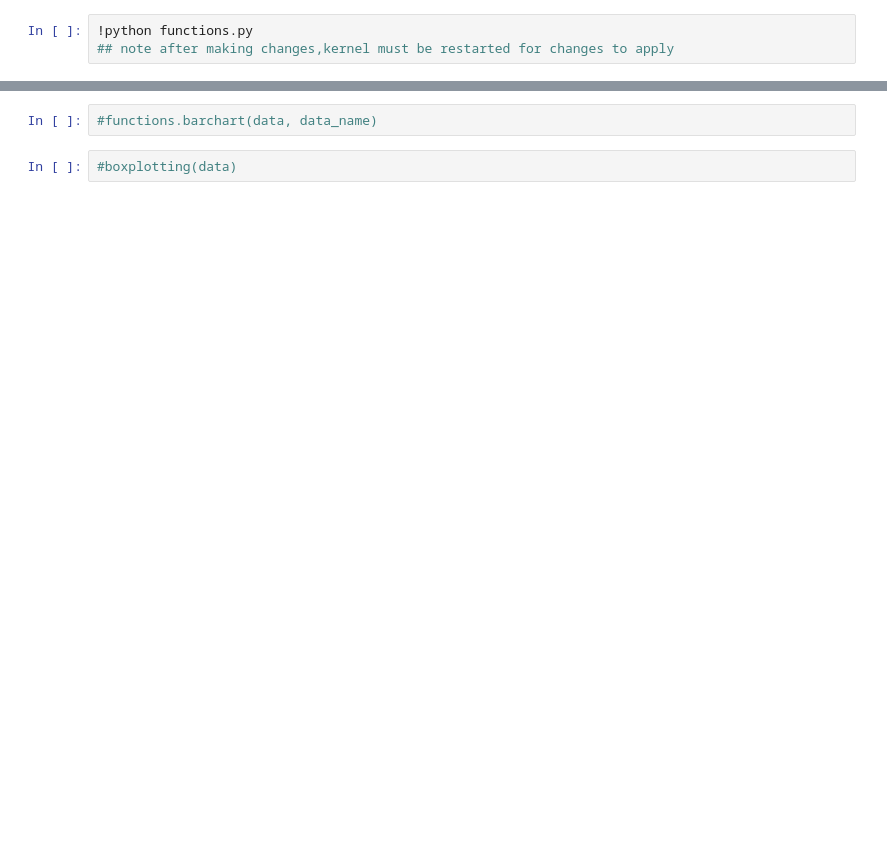
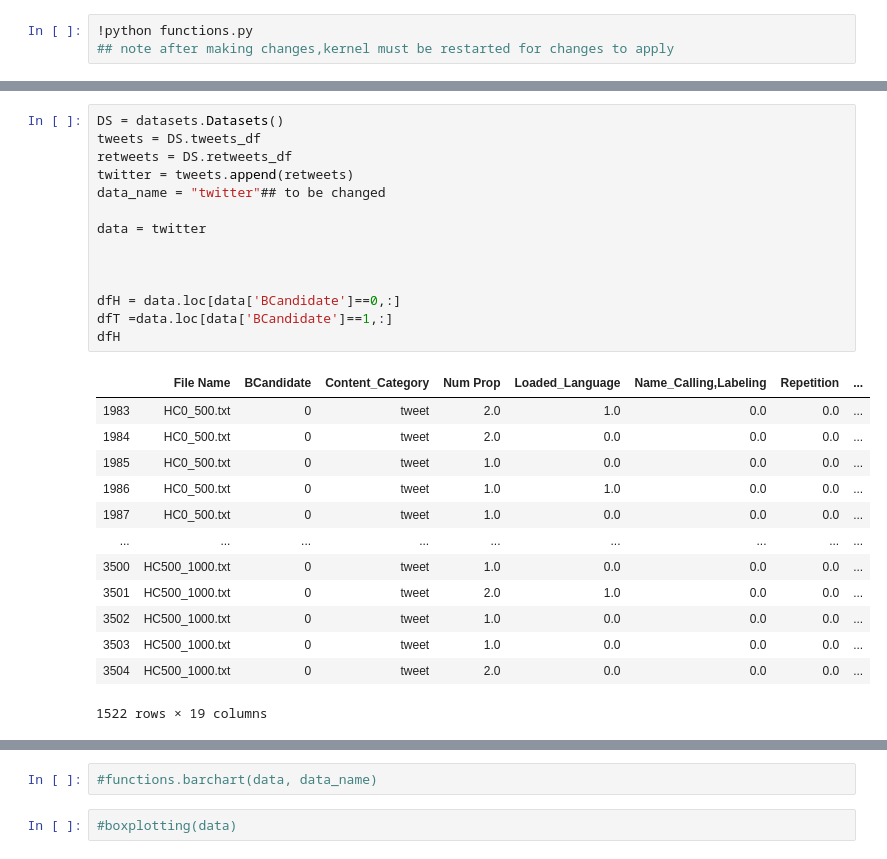
Before and after one commit to ttourneux/propaganda-classification, a Jupyter notebook: twitter_loop.ipynb, the cells around one changed output, grey strips where cells are left out. Drawn from its saved outputs; the diff is of its cells as text; blank space fills up the shorter version.

```diff
--- a/twitter_loop.ipynb
+++ b/twitter_loop.ipynb
@@ -8,3 +16,31 @@ from sklearn.model_selection import train_test_split
+# %%
+DS = datasets.Datasets()
+tweets = DS.tweets_df
+retweets = DS.retweets_df
+twitter = tweets.append(retweets)
+data_name = "twitter"## to be changed
+
+data = twitter
+
+
+
+dfH = data.loc[data['BCandidate']==0,:]
+dfT =data.loc[data['BCandidate']==1,:]
+dfH
+# %% [output]
+|  | File Name | BCandidate | Content_Category | Num Prop | Loaded_Language | Name_Calling,Labeling | Repetition | ... |
+| 1983 | HC0_500.txt | 0 | tweet | 2.0 | 1.0 | 0.0 | 0.0 | ... |
+| 1984 | HC0_500.txt | 0 | tweet | 2.0 | 0.0 | 0.0 | 0.0 | ... |
+| 1985 | HC0_500.txt | 0 | tweet | 1.0 | 0.0 | 0.0 | 0.0 | ... |
+| 1986 | HC0_500.txt | 0 | tweet | 1.0 | 1.0 | 0.0 | 0.0 | ... |
+| 1987 | HC0_500.txt | 0 | tweet | 1.0 | 0.0 | 0.0 | 0.0 | ... |
+| ... | ... | ... | ... | ... | ... | ... | ... | ... |
+| 3500 | HC500_1000.txt | 0 | tweet | 1.0 | 0.0 | 0.0 | 0.0 | ... |
+| 3501 | HC500_1000.txt | 0 | tweet | 2.0 | 1.0 | 0.0 | 0.0 | ... |
+| 3502 | HC500_1000.txt | 0 | tweet | 1.0 | 0.0 | 0.0 | 0.0 | ... |
+| 3503 | HC500_1000.txt | 0 | tweet | 1.0 | 0.0 | 0.0 | 0.0 | ... |
+| 3504 | HC500_1000.txt | 0 | tweet | 2.0 | 0.0 | 0.0 | 0.0 | ... |
+1522 rows × 19 columns
 # %%
 def twitter_loop():
     DS = datasets.Datasets()
```
Also changed, not shown: parts of 2 cells of this notebook, 7 other files.
